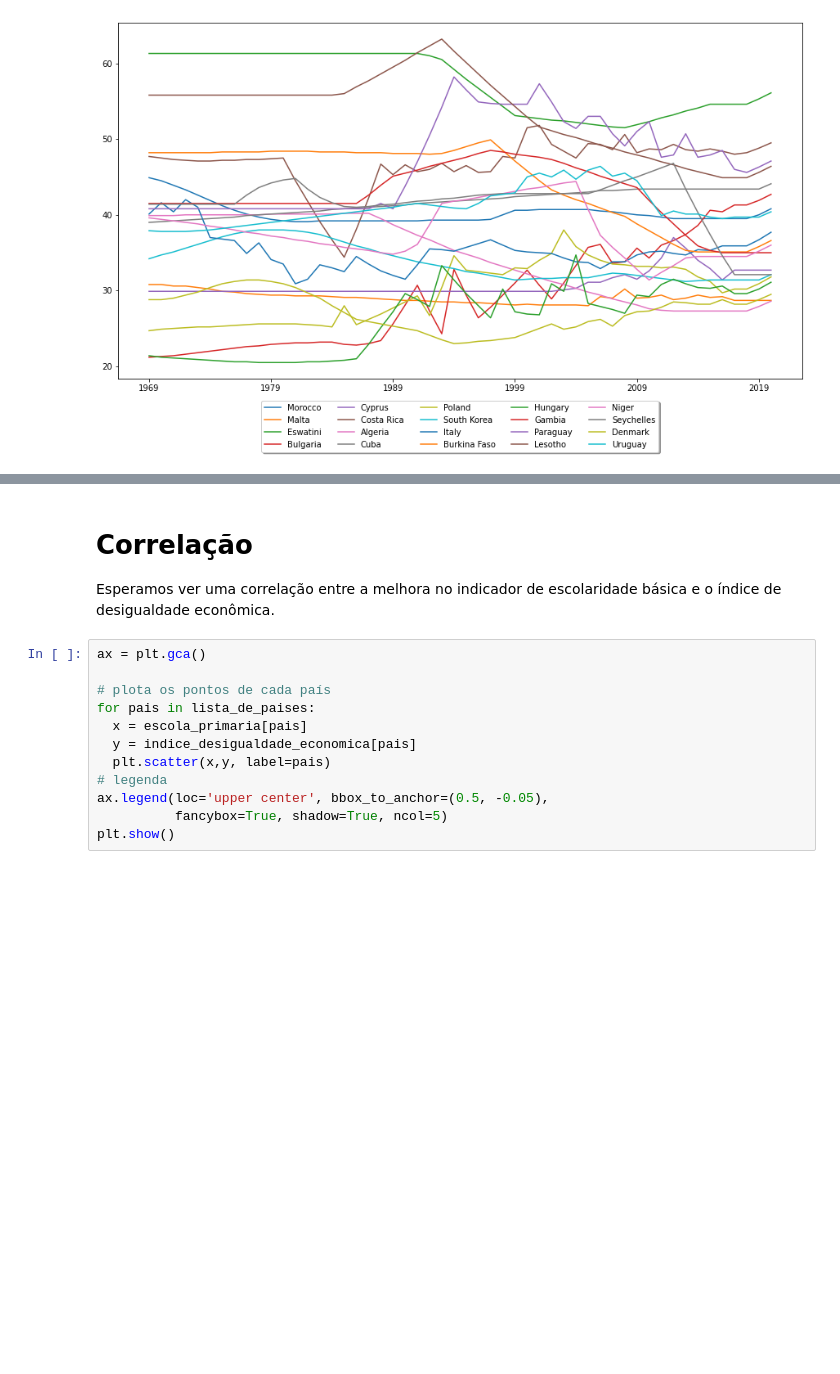
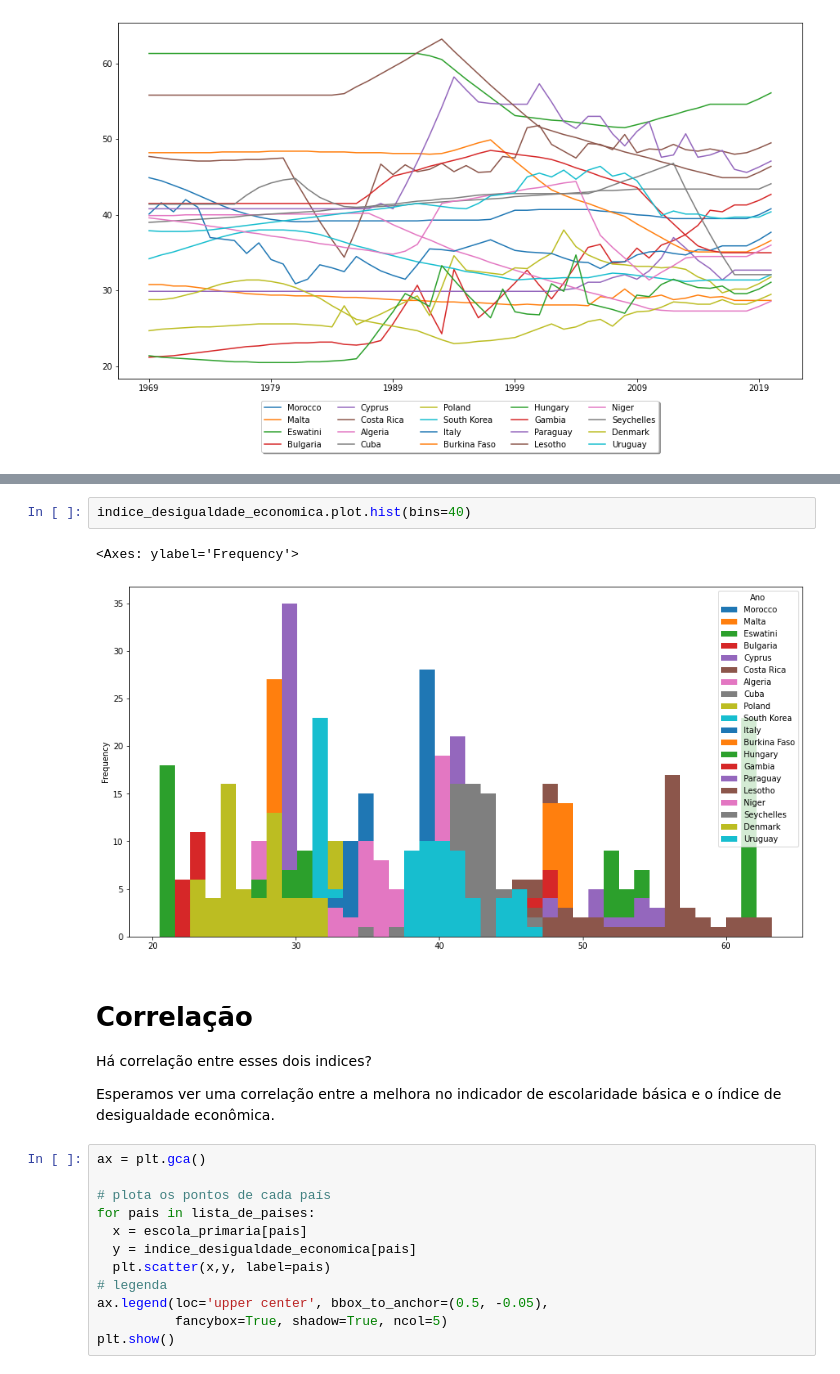
Before and after one commit to MillenRodrigues/Atividade-T4, a Jupyter notebook: Atividade_T4.ipynb, the cells around one changed output, grey strips where cells are left out. Drawn from its saved outputs; the diff is of its cells as text; blank space fills up the shorter version.

```diff
--- a/Atividade_T4.ipynb
+++ b/Atividade_T4.ipynb
@@ -199,5 +218,11 @@ Filtrando o mesmo período da outra tabela os dados parecem fazer mais sentido.
+# %%
+indice_desigualdade_economica.plot.hist(bins=40)
+# %% [output]
+<Axes: ylabel='Frequency'>
+[figure, added]
 # %% [markdown]
 # Correlação
+Há correlação entre esses dois indices?
 
 Esperamos ver uma correlação entre a melhora no indicador de escolaridade básica e o índice de desigualdade econômica.
 # %%
```
Also changed, not shown: parts of 10 cells of this notebook.
